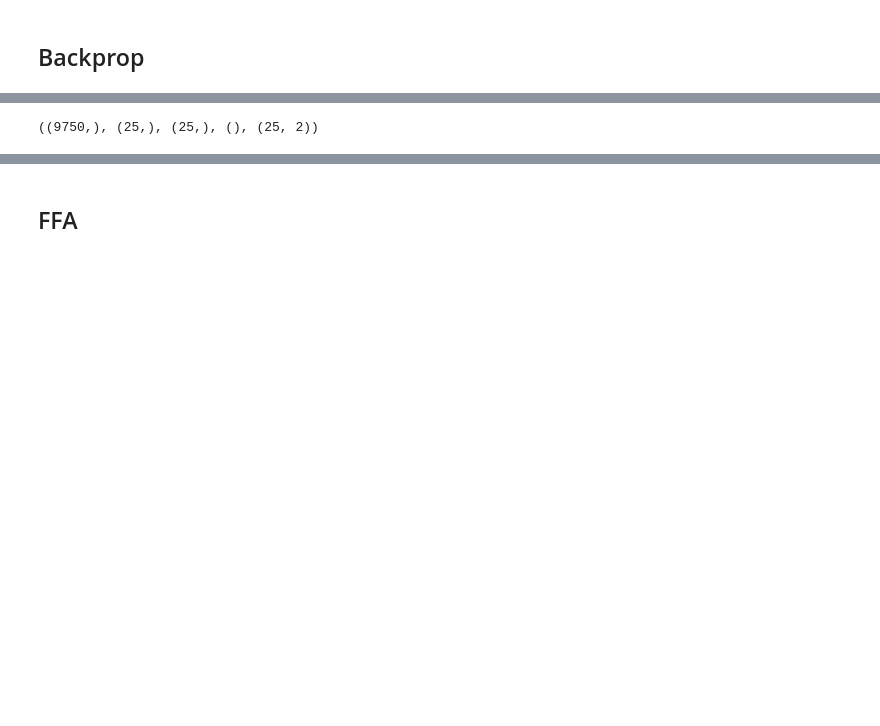
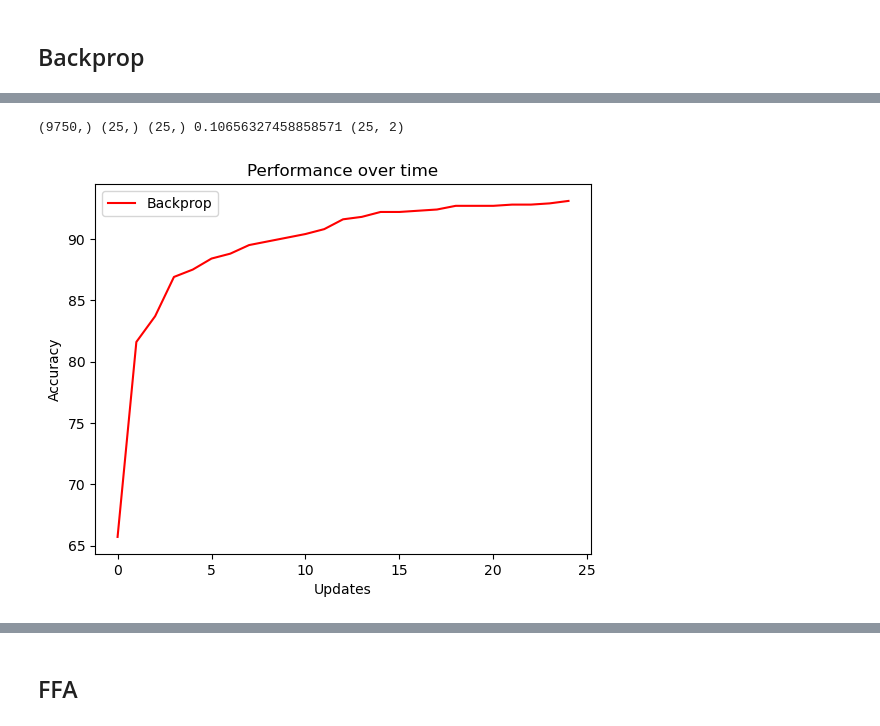
Before and after one commit to mwassermann/NMA-Microlearning-Project, a Jupyter notebook: Greens_restructured.ipynb, the cells around one changed output, grey strips where cells are left out. Drawn from its saved outputs; the diff is of its cells as text; code cells hidden in the pictures; blank space fills up the shorter version.

```diff
--- a/Greens_restructured.ipynb
+++ b/Greens_restructured.ipynb
@@ -53,7 +55,7 @@ def download_mnist(train_prop=0.8, keep_prop=0.5):
 
   transform = torchvision.transforms.Compose(
       [torchvision.transforms.ToTensor(),
-      torchvision.transforms.Normalize((0.1307,), (0.3081,))]
+      torchvision.transforms.onlineize((0.1307,), (0.3081,))]
       )
 
 
@@ -122,8 +127,8 @@ indices = np.random.choice(test_images.shape[1], size=1000, replace=False)
 # %% [markdown]
 ## Backprop
 # %%
-# Normal learning
-netbackprop = MLP(rng, numhidden, sigma=initweight, activation=activation)
+# normal learning
+netbackprop = MLP.MLP(rng, numhidden, sigma=initweight, activation=activation)
 (losses_bp_normal, accuracy_bp_normal, test_loss_bp_normal, snr_bp_normal, cosine_similarity_bp_normal) = \
     netbackprop.train(rng, train_images, train_labels, numepochs, test_images[:, indices], test_labels[:, indices], \
                       learning_rate=learnrate, batch_size=batchsize, algorithm='backprop', noise=noise, \
@@ -148,21 +153,30 @@ Training starting...
 Training complete.
-# %%
-losses_bp_normal.shape, accuracy_bp_normal.shape, test_loss_bp_normal.shape, snr_bp_normal.shape, cosine_similarity_bp_normal.shape
-# %% [output]
-((9750,), (25,), (25,), (), (25, 2))
+# %%
+print(losses_bp_normal.shape, accuracy_bp_normal.shape, test_loss_bp_normal.shape, snr_bp_normal, cosine_similarity_bp_normal.shape)
+np.save('results/netbackprop/losses_bp_normal.npy', losses_bp_normal)
+np.save('results/netbackprop/accuracy_bp_normal.npy', accuracy_bp_normal)
+np.save('results/netbackprop/test_loss_bp_normal.npy', test_loss_bp_normal)
+np.save('results/netbackprop/snr_bp_normal.npy', snr_bp_normal)
+np.save('results/netbackprop/cosine_similarity_bp_normal.npy', cosine_similarity_bp_normal)
+# %% [output]
+(9750,) (25,) (25,) 0.10656327458858571 (25, 2)
 # %%
 # accuracy_online = accuracy_online[::batchsize]
 #plt.plot(losses_feedback, label="Feedback Alignment", color='g')
-plt.plot(accuracy_backprop, label="Backprop", color='r')
+plt.plot(accuracy_bp_normal, label="Backprop", color='r')
+'''
 plt.plot(accuracy_kolepoll, label="Kolen-Pollack", color='k')
 # plt.plot(accuracy_node_perturb, label="Node Perturbation", color='c')
 plt.plot(accuracy_online, label="Online Learning", color='gold')
 plt.plot(accuracy_nonstat, label="Non-stationary Data", color='forestgreen')
+'''
 # plt.plot(accuracy_noisy_input, label="Noisy Input Data", color='dodgerblue')
 plt.xlabel("Updates")
 plt.ylabel("Accuracy")
 plt.legend()
 plt.title("Performance over time")
 plt.show()
+# %% [output]
+[figure, added]
 # %%
 # Online learning
```
Also changed, not shown: parts of 8 cells of this notebook, 9 other files.
